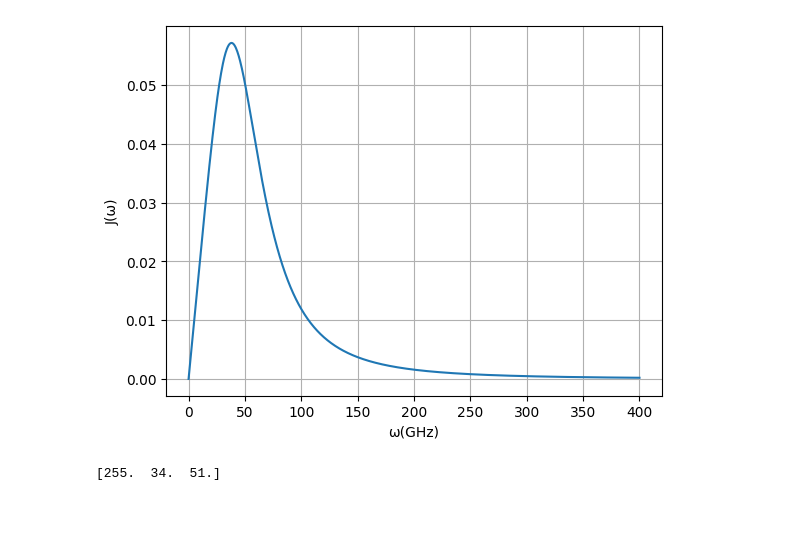
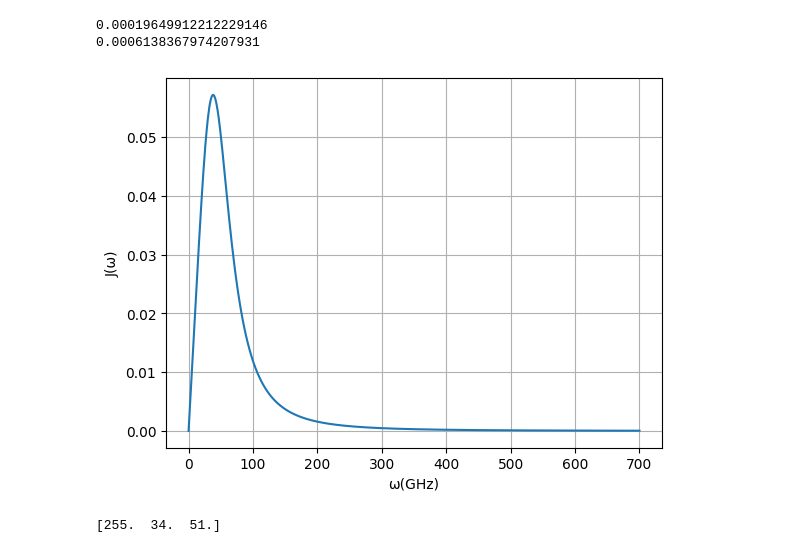
Before and after one commit to ebutler414/OQuPy, a Jupyter notebook: transmon_reset_dimitrius.ipynb, the cells around one changed output. Saved outputs shown, nothing was run; the diff lists cells and outputs as text; code cells hidden in the pictures; blank space fills up the shorter version.

```diff
--- a/transmon_reset_dimitrius.ipynb
+++ b/transmon_reset_dimitrius.ipynb
@@ -11,15 +11,19 @@ up_density_matrix = oqupy.operators.spin_dm("z+")
 down_density_matrix = oqupy.operators.spin_dm("z-")
 mixed_density_matrix = oqupy.operators.spin_dm("mixed")
 # %%
-w = np.linspace(0,400,1000)
+w = np.linspace(0,700,700)
 Jw = ((0.002) * w)/(1 + (w**2/(800*np.pi))**2)
 plt.plot(w, Jw)
 plt.xlabel('ω(GHz)')
 plt.ylabel('J(ω)')
-#plt.xticks([8])
+
+print(Jw[400])
+print(Jw[699]/0.06)
 plt.grid()
 # %% [output]
+0.00019649912212229146
+0.0006138367974207931
-[figure, old version]
+[figure, new version]
 # %%
 def sd(w):
     return ((0.002) * w)/(1 + (w**2/(800*np.pi))**2)
```
Also changed, not shown: parts of 2 cells of this notebook, 2 other files.
